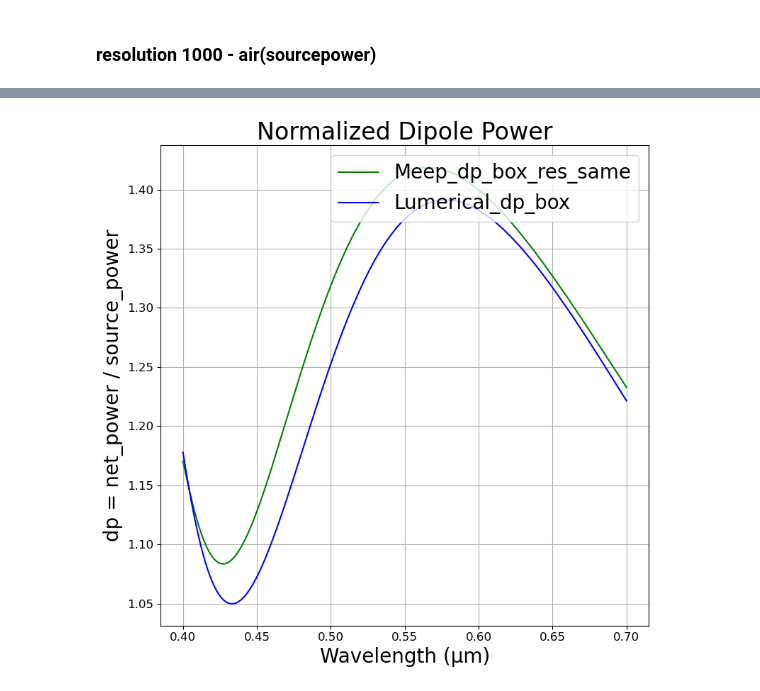
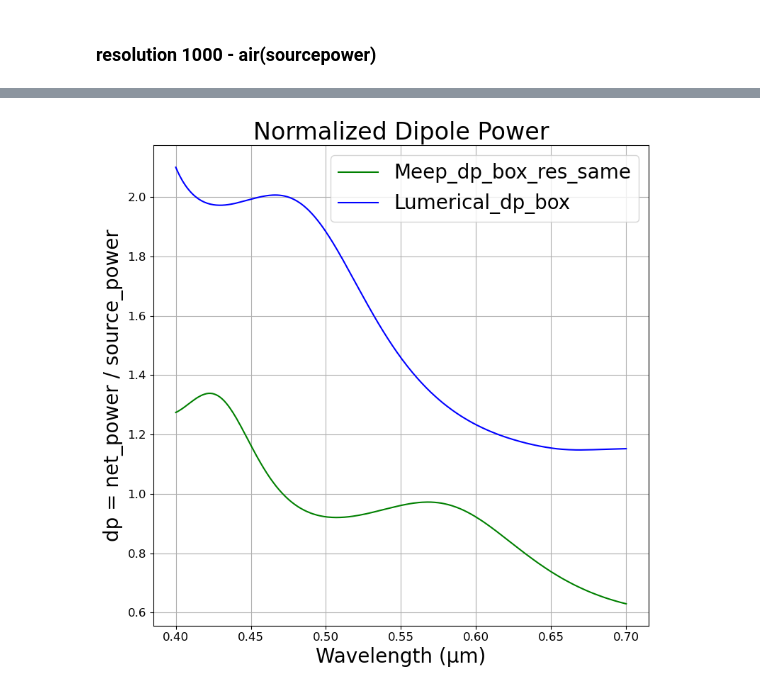
Before and after one commit to M2nion/EIDL, a Jupyter notebook: Tool/Meep/LGD/Meep code/OLED structure/Layer by Layer check/OLED_update_LBL.ipynb, the cells around one changed output, grey strips where cells are left out. Saved outputs shown, nothing was run; the diff lists cells and outputs as text; code cells hidden in the pictures.

```diff
--- a/Tool/Meep/LGD/Meep code/OLED structure/Layer by Layer check/OLED_update_LBL.ipynb
+++ b/Tool/Meep/LGD/Meep code/OLED structure/Layer by Layer check/OLED_update_LBL.ipynb
@@ -207,11 +224,11 @@ sources = [mp.Source(
 sim_fitting = mp.Simulation(
     cell_size=cell_size,
     boundary_layers=boundary_layers,
-    geometry=geometry_fitting[5:6],
+    geometry=geometry_fitting,
     default_material=mp.Medium(index = 1),
     sources=sources,
     resolution=resolution,
-    eps_averaging=True,
+    # eps_averaging=True,
     extra_materials=[Cathode, aNDP, Glass]
 )
 # %%
@@ -375,6 +431,17 @@ lumerical_res_1000_wave = np.array(lumerical_res_1000[:,0])
+# %%
+import numpy as np
+from pathlib import Path
+
+csv_path = Path("/home/min/EIDL/Tool/Meep/LGD/Meep code/OLED structure/Layer by Layer check/andp0.125.txt")
+
+# CSV 파일 불러오기
+lumericalandp125 = np.genfromtxt(csv_path, delimiter=",", skip_header=1)
+
+lumericalandp125_data =np.array( lumericalandp125[:, 1])
+lumericalandp125_wave = np.array(lumericalandp125[:,0])
 # %%
 # dp_box / sourcepower 정규화
-# dp_fitting = meep_res_1000_data / meep_src_1000_data
+# dp_fitting = meep_res_1000_data / src_power
 dp_fitting_100 = np.array(net_power_fitting) / src_power
 
 wavelengths = 1 / np.array(mp.get_flux_freqs(box_power_fitting))
@@ -384,35 +451,35 @@ plt.figure(figsize=(8, 8))
 # plot 순서
 plt.plot(wavelengths, dp_fitting_100, label='Meep_dp_box_res_same', color='green')
 # plt.plot(wavelengths, dp_fitting_100, label='Lumerical_dp_box', color='blue')
-plt.plot(wavelengths, sio2_349_data, label='Lumerical_dp_box', color='blue')
+plt.plot(wavelengths, lumericalandp125_data, label='Lumerical_dp_box', color='blue')
 
 # plt.plot(wavelengths, lumerical_res_1000_data, label='decay box rate data', color='purple')
-# plt.plot(wavelengths, decay_data, label='decay rate data', color='cyan')
+# plt.plot(wavelengths, lumerical, label='decay box rate data', color='purple')
 
 # plt.plot(wavelength_sliced_nofunc, Al_power_sliced_nofunc, label='Lumerical dp', color='green')
 
 
 # 축 레이블 (굵게 + 크기 조정)
 plt.xlabel("Wavelength (μm)", fontsize=20)
 plt.ylabel("dp = net_power / source_power", fontsize=20)
 
 # 제목 (굵게 + 크기 조정)
 plt.title("Normalized Dipole Power", fontsize=24)
 
 # 눈금 폰트 크기 조정
 plt.xticks(fontsize=12)
 plt.yticks(fontsize=12)
 
 # 범례 (폰트 크기 조정 + 굵게)
 plt.legend(loc='upper right', fontsize=20, frameon=True,)
 
 # 기타 설정
 plt.grid(True)
 plt.tight_layout()
 # plt.ylim([1.11, 1.15])
 # plt.xlim([0.4, 0.7])
 plt.show()
 # %% [output]
-[figure, old version]
+[figure, new version]
 # %%
 # === Relative Error 계산 === #
```
Also changed, not shown: parts of 8 cells of this notebook.
